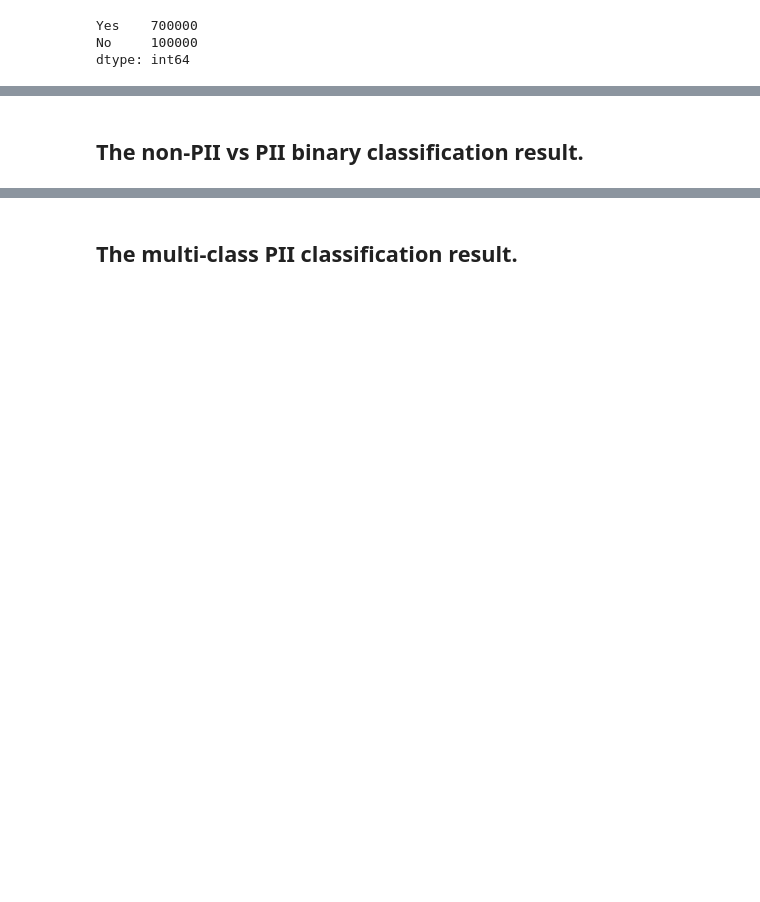
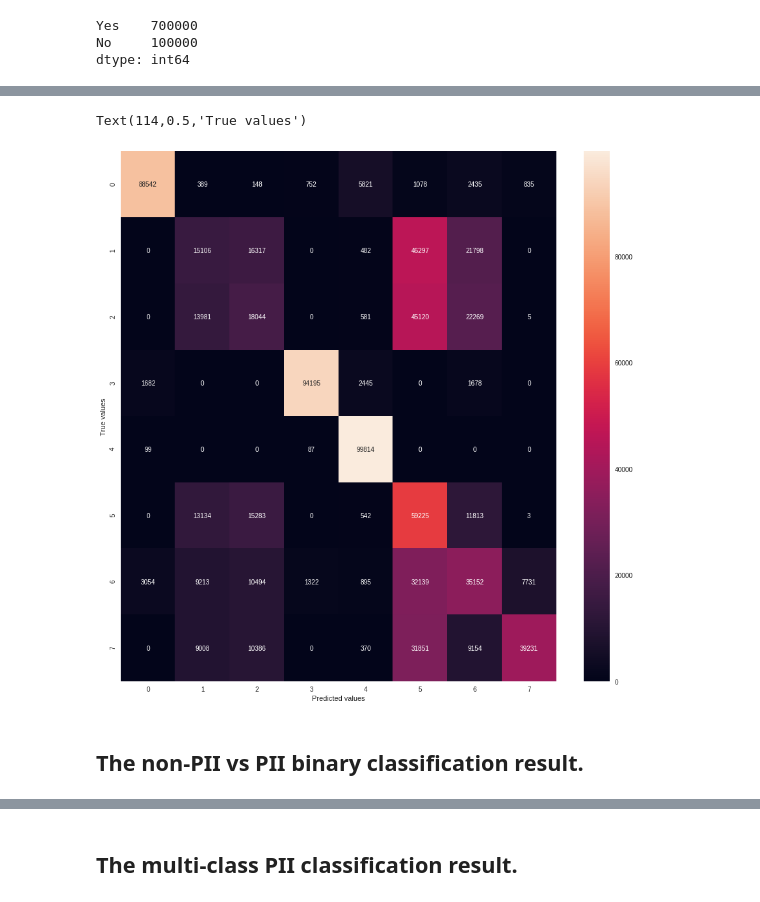
Before and after one commit to edwardcooper/data-sentry, a Jupyter notebook: model/word2vec_visualizer_logistic_regression.ipynb, the cells around one changed output, grey strips where cells are left out. Saved outputs shown, nothing was run; the diff lists cells and outputs as text; code cells hidden in the pictures; blank space fills up the shorter version.

```diff
--- a/model/word2vec_visualizer_logistic_regression.ipynb
+++ b/model/word2vec_visualizer_logistic_regression.ipynb
@@ -194,7 +229,15 @@ dtype: int64
+# %%
+plt.figure(figsize = (15,15))
+sns.heatmap(confusion_matrix(y_true = fake_pii["Labels"], y_pred = prediction), annot = True,fmt="d")
+plt.xlabel("Predicted values")
+plt.ylabel("True values")
+# %% [output]
+Text(114,0.5,'True values')
+[figure, added]
+# %% [markdown]
+## The non-PII vs PII binary classification result.
 # %%
 from sklearn.metrics import classification_report
-# %% [markdown]
-## The non-PII vs PII binary classification result.
 # %%
 %%time
 print(classification_report(y_true = binary_true, y_pred = binary_pred))
```
Also changed, not shown: parts of 44 cells of this notebook, 5 other files.
